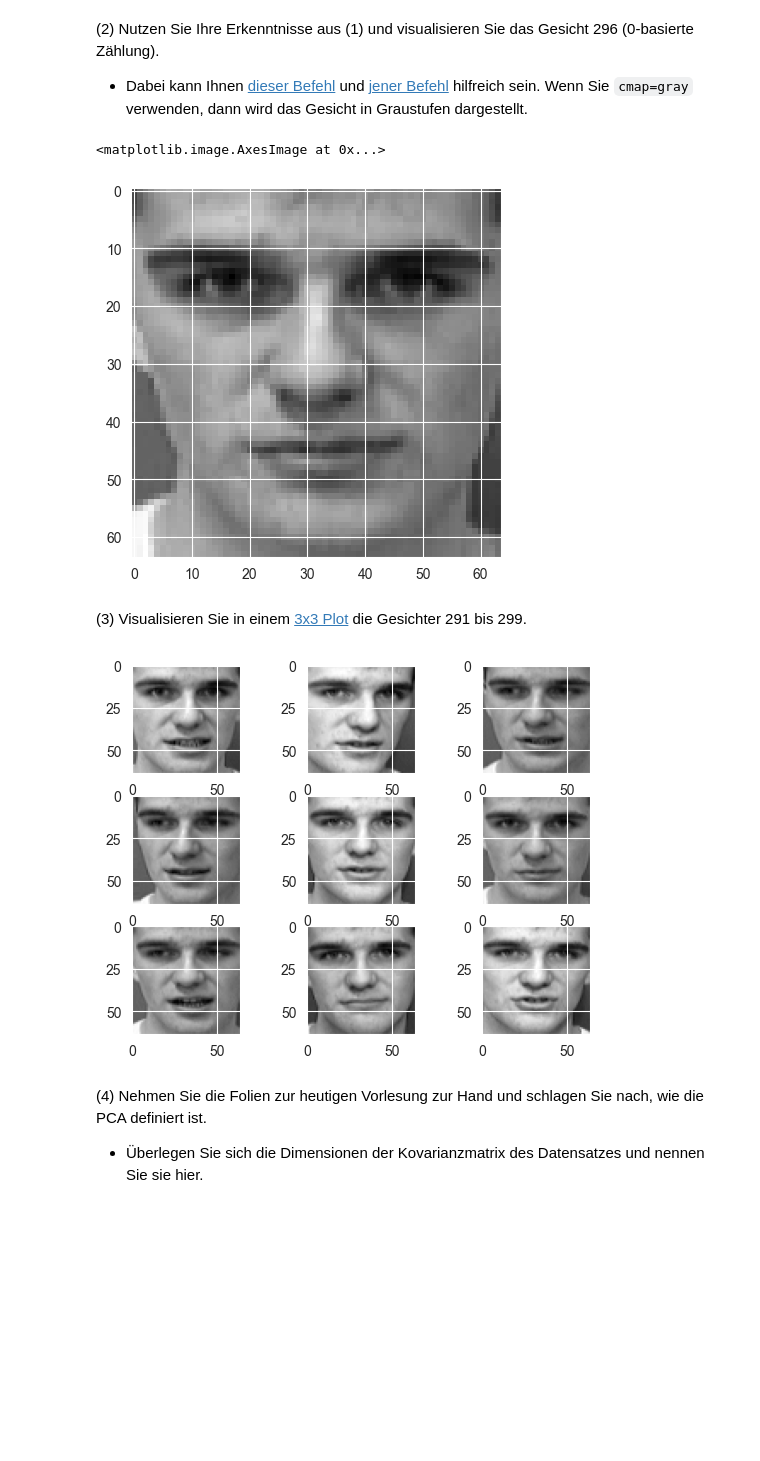
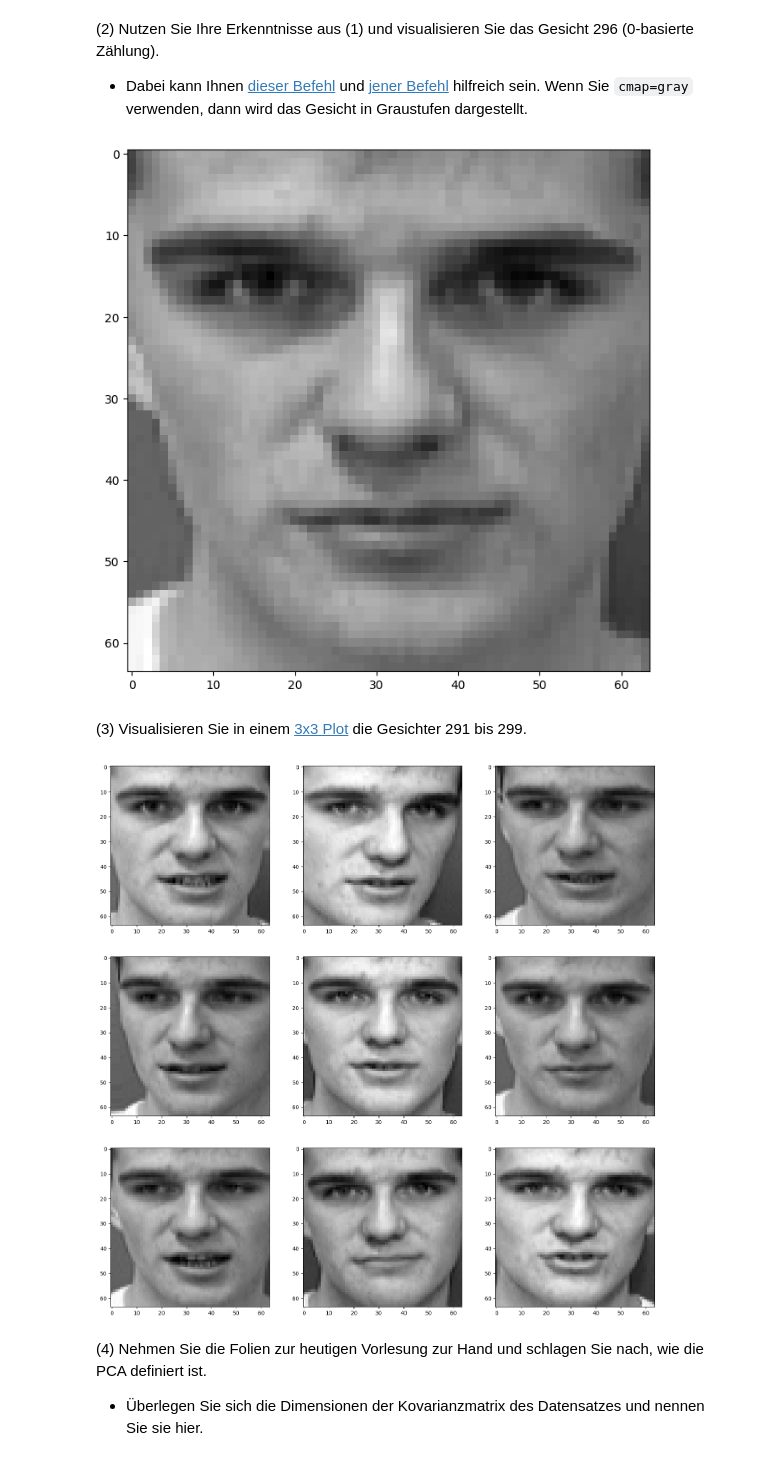
Before and after one commit to cortex359/ds.ss24, a Jupyter notebook: 06/TSRI-6.ipynb, the cells around one changed output. Cells and saved outputs as stored; diff of their text form; code cells hidden in the pictures; blank space fills up the shorter version.

```diff
--- a/06/TSRI-6.ipynb
+++ b/06/TSRI-6.ipynb
@@ -70,22 +70,23 @@ Wertebereich: [0.0, 1.0]
 
 * Dabei kann Ihnen [dieser Befehl](https://numpy.org/doc/stable/reference/generated/numpy.ndarray.reshape.html?highlight=reshape#numpy.ndarray.reshape) und [jener Befehl](https://matplotlib.org/stable/api/_as_gen/matplotlib.pyplot.imshow.html) hilfreich sein. Wenn Sie `cmap=gray` verwenden, dann wird das Gesicht in Graustufen dargestellt.
 # %%
+plt.figure(figsize=(8, 8))
 plt.imshow(data[296].reshape((64, 64)), cmap='gray')
+plt.show()
 # %% [output]
-<matplotlib.image.AxesImage at 0x...>
-[figure, old version]
+[figure, new version]
 # %% [markdown]
 (3) Visualisieren Sie in einem [3x3 Plot](https://matplotlib.org/stable/api/_as_gen/matplotlib.pyplot.subplot.html) die Gesichter 291 bis 299.
 # %%
-fig, axs = plt.subplots(3, 3)
+fig, axs = plt.subplots(3, 3, figsize=(18, 18))
 n = 291
 for i in range(3):
     for j in range(3):
         axs[i, j].imshow(data[n].reshape((64, 64)), cmap='gray')
         n = n + 1
 plt.show()
 # %% [output]
-[figure, old version]
+[figure, new version]
 # %% [markdown]
 (4) Nehmen Sie die Folien zur heutigen Vorlesung zur Hand und schlagen Sie nach, wie die PCA definiert ist.
 
```
Also changed, not shown: parts of 12 cells of this notebook.
